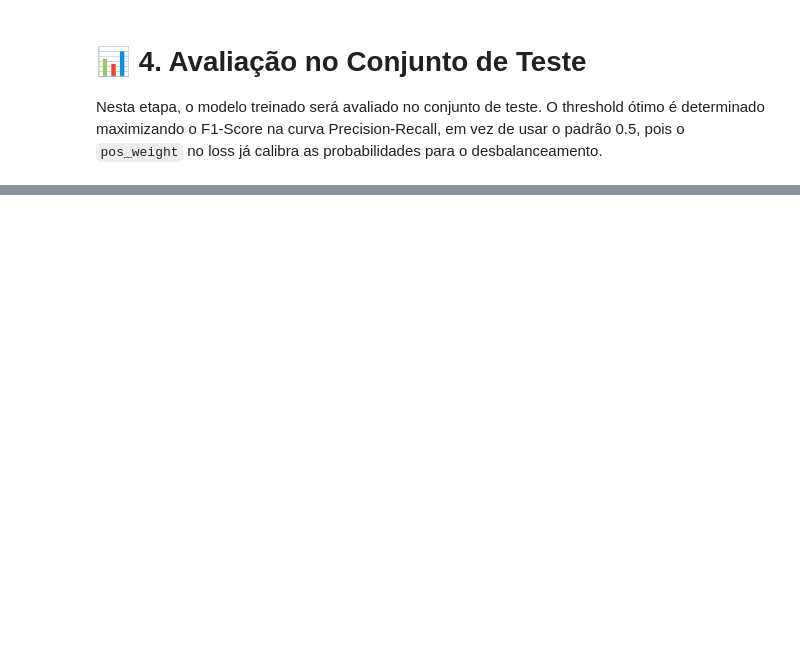
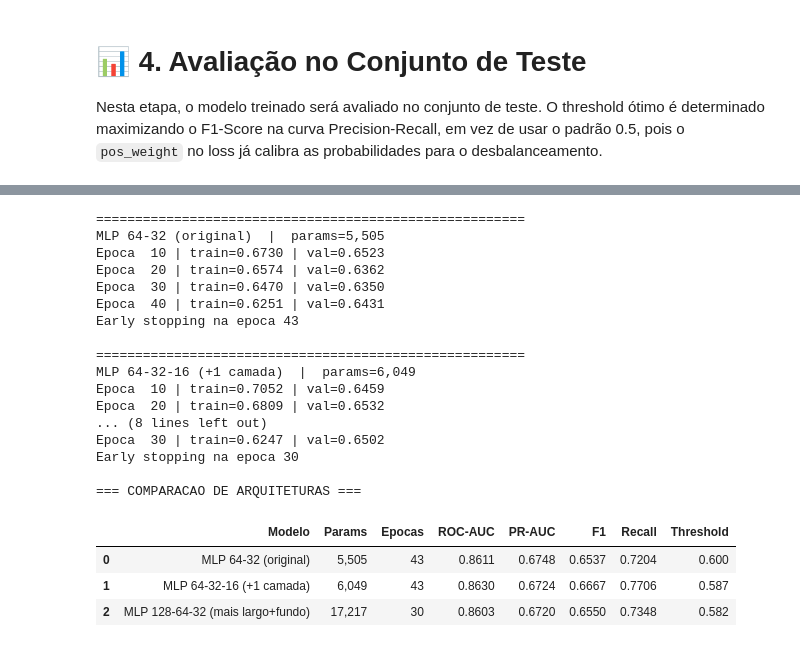
Before and after one commit to eeyamazaki/telco-churn-mlp, a Jupyter notebook: notebooks/04_mlp.ipynb, the cells around one changed output, grey strips where cells are left out. Drawn from its saved outputs; the diff is of its cells as text; code cells hidden in the pictures; blank space fills up the shorter version.

```diff
--- a/notebooks/04_mlp.ipynb
+++ b/notebooks/04_mlp.ipynb
@@ -438,0 +371,20 @@ mlp-64-32:  ROC-AUC=0.8594 | PR-AUC=0.6724 | F1=0.6495 | Acc=0.7671
+# %%
+import joblib
+import json
+
+joblib.dump(preprocessor, '../models/preprocessor_mlp.pkl')
+torch.save(model.state_dict(), '../models/mlp_weights.pt')
+
+config = {
+    'input_dim':    int(INPUT_DIM),
+    'hidden_dims':  [64, 32],
+    'dropout_rate': 0.3,
+    'threshold':    round(float(best_thr), 4),
+}
+with open('../models/mlp_config.json', 'w') as f:
+    json.dump(config, f, indent=2)
+
+print('Artefatos salvos em models/:')
+print('  preprocessor_mlp.pkl')
+print('  mlp_weights.pt')
+print(f'  mlp_config.json  — threshold={config["threshold"]}')
@@ -438,0 +400,60 @@ mlp-64-32:  ROC-AUC=0.8594 | PR-AUC=0.6724 | F1=0.6495 | Acc=0.7671
+# %%
+ablation_variants = {
+    "MLP 64-32 (original)":            [64, 32],
+    "MLP 64-32-16 (+1 camada)":        [64, 32, 16],
+    "MLP 128-64-32 (mais largo+fundo)": [128, 64, 32],
+}
+
+ablation_results = []
+
+for name, hidden_dims in ablation_variants.items():
+    torch.manual_seed(RANDOM_SEED)
+    m = ChurnMLP(INPUT_DIM, hidden_dims=hidden_dims, dropout_rate=0.3).to(DEVICE)
+    n_params = sum(p.numel() for p in m.parameters())
+
+    print(f"\n{'='*55}")
+    print(f"{name}  |  params={n_params:,}")
+    h = train_model(m, train_loader, val_loader)
+
+    y_t, y_p = get_predictions(m, test_loader)
+    prec_c, rec_c, thr_c = precision_recall_curve(y_t, y_p)
+    f1_c  = 2 * prec_c * rec_c / (prec_c + rec_c + 1e-9)
+    thr_v = thr_c[np.argmax(f1_c[:-1])]
+
+    y_pred_v = (y_p >= thr_v).astype(int)
+    ablation_results.append({
+        "Modelo":          name,
+        "Params":          f"{n_params:,}",
+        "Epocas":          len(h["train_loss"]),
+        "ROC-AUC":         round(roc_auc_score(y_t, y_p), 4),
+        "PR-AUC":          round(average_precision_score(y_t, y_p), 4),
+        "F1":              round(f1_score(y_t, y_pred_v), 4),
+        "Recall":          round(recall_score(y_t, y_pred_v), 4),
+        "Threshold":       round(float(thr_v), 3),
+    })
+
+ablation_df = pd.DataFrame(ablation_results)
+print("\n=== COMPARACAO DE ARQUITETURAS ===")
+display(ablation_df)
+# %% [output]
+=======================================================
+MLP 64-32 (original)  |  params=5,505
+Epoca  10 | train=0.6730 | val=0.6523
+Epoca  20 | train=0.6574 | val=0.6362
+Epoca  30 | train=0.6470 | val=0.6350
+Epoca  40 | train=0.6251 | val=0.6431
+Early stopping na epoca 43
+
+=======================================================
+MLP 64-32-16 (+1 camada)  |  params=6,049
+Epoca  10 | train=0.7052 | val=0.6459
+Epoca  20 | train=0.6809 | val=0.6532
+... (8 lines left out)
+Epoca  30 | train=0.6247 | val=0.6502
+Early stopping na epoca 30
+
+=== COMPARACAO DE ARQUITETURAS ===
+|  | Modelo | Params | Epocas | ROC-AUC | PR-AUC | F1 | Recall | Threshold |
+| 0 | MLP 64-32 (original) | 5,505 | 43 | 0.8611 | 0.6748 | 0.6537 | 0.7204 | 0.600 |
+| 1 | MLP 64-32-16 (+1 camada) | 6,049 | 43 | 0.8630 | 0.6724 | 0.6667 | 0.7706 | 0.587 |
+| 2 | MLP 128-64-32 (mais largo+fundo) | 17,217 | 30 | 0.8603 | 0.6720 | 0.6550 | 0.7348 | 0.582 |
```
Also changed, not shown: parts of 16 cells of this notebook, 8 other files.
